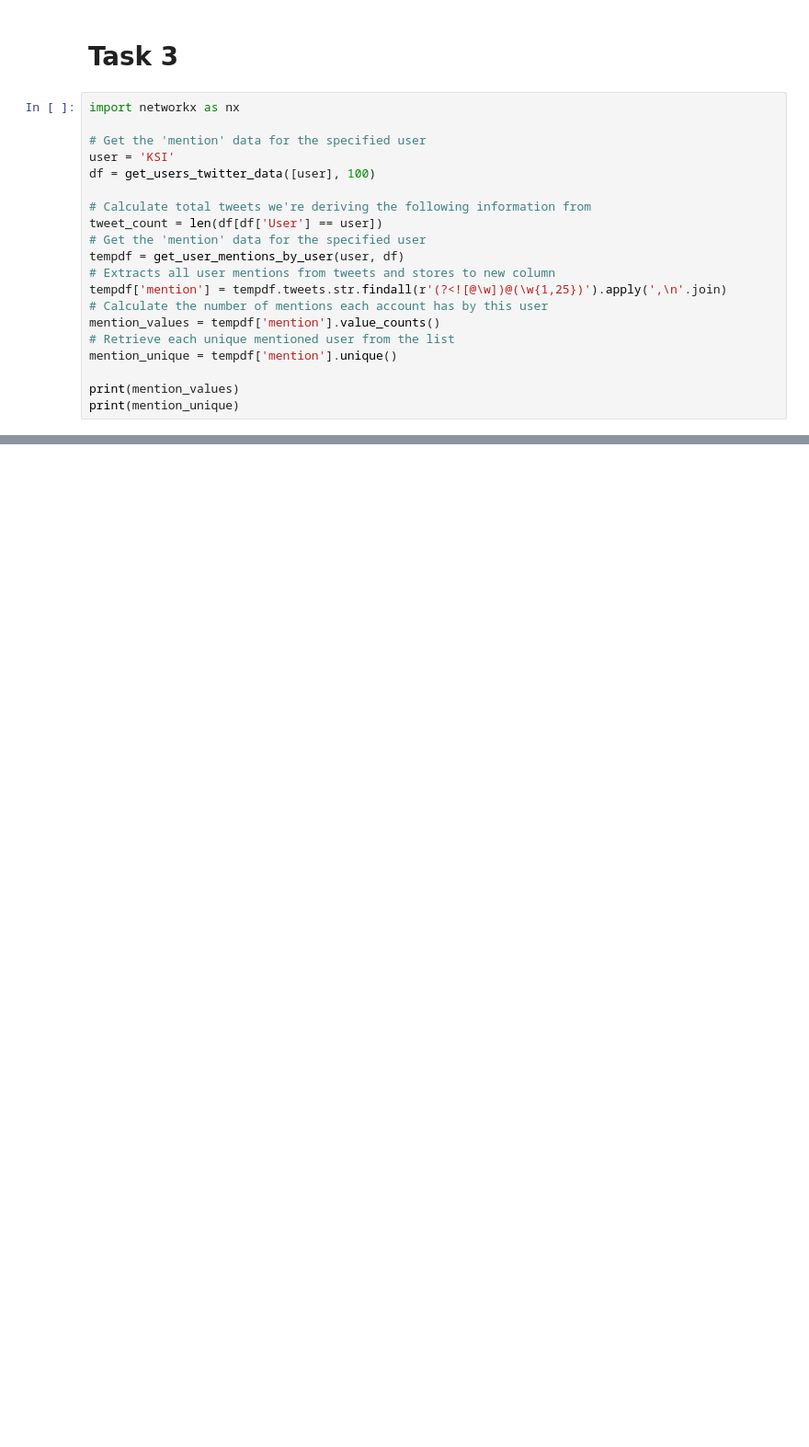
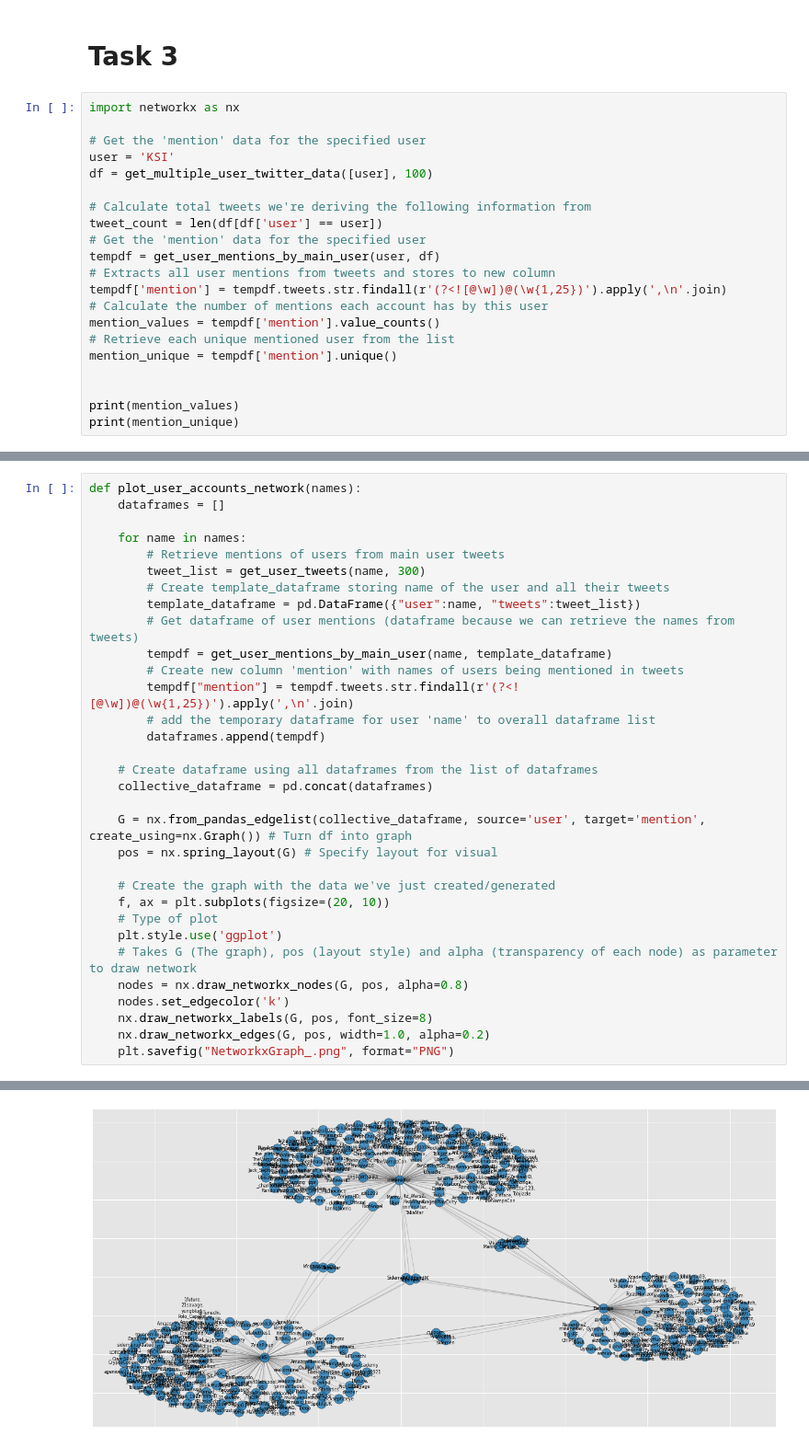
Before and after one commit to a-curious-coder/twitter-api-data-science, a Jupyter notebook: twitter_data_analysis.ipynb, the cells around one changed output, grey strips where cells are left out. Shown at 92% size. Drawn from its saved outputs; the diff is of its cells as text; blank space fills up the shorter version.

```diff
--- a/twitter_data_analysis.ipynb
+++ b/twitter_data_analysis.ipynb
@@ -463,12 +531,12 @@ import networkx as nx
 
 # Get the 'mention' data for the specified user
 user = 'KSI'
-df = get_users_twitter_data([user], 100)
+df = get_multiple_user_twitter_data([user], 100)
 
 # Calculate total tweets we're deriving the following information from
-tweet_count = len(df[df['User'] == user])
+tweet_count = len(df[df['user'] == user])
 # Get the 'mention' data for the specified user
-tempdf = get_user_mentions_by_user(user, df)
+tempdf = get_user_mentions_by_main_user(user, df)
 # Extracts all user mentions from tweets and stores to new column
 tempdf['mention'] = tempdf.tweets.str.findall(r'(?<![@\w])@(\w{1,25})').apply(',\n'.join)
 # Calculate the number of mentions each account has by this user
@@ -476,6 +544,7 @@ mention_values = tempdf['mention'].value_counts()
 # Retrieve each unique mentioned user from the list
 mention_unique = tempdf['mention'].unique()
 
+
 print(mention_values)
 print(mention_unique)
 # %% [output]
@@ -606,0 +599,33 @@ FileNotFoundError: [Errno 2] No such file or directory: 'eddiehallWSM_account.tx
+# %%
+def plot_user_accounts_network(names):
+    dataframes = []
+
+    for name in names:
+        # Retrieve mentions of users from main user tweets
+        tweet_list = get_user_tweets(name, 300)
+        # Create template_dataframe storing name of the user and all their tweets
+        template_dataframe = pd.DataFrame({"user":name, "tweets":tweet_list})
+        # Get dataframe of user mentions (dataframe because we can retrieve the names from tweets)
+        tempdf = get_user_mentions_by_main_user(name, template_dataframe)
+        # Create new column 'mention' with names of users being mentioned in tweets
+        tempdf["mention"] = tempdf.tweets.str.findall(r'(?<![@\w])@(\w{1,25})').apply(',\n'.join)
+        # add the temporary dataframe for user 'name' to overall dataframe list
+        dataframes.append(tempdf)
+
+    # Create dataframe using all dataframes from the list of dataframes
+    collective_dataframe = pd.concat(dataframes)
+
+    G = nx.from_pandas_edgelist(collective_dataframe, source='user', target='mention', create_using=nx.Graph()) # Turn df into graph
+    pos = nx.spring_layout(G) # Specify layout for visual
+
+    # Create the graph with the data we've just created/generated
+    f, ax = plt.subplots(figsize=(20, 10))
+    # Type of plot
+    plt.style.use('ggplot')
+    # Takes G (The graph), pos (layout style) and alpha (transparency of each node) as parameter to draw network
+    nodes = nx.draw_networkx_nodes(G, pos, alpha=0.8)
+    nodes.set_edgecolor('k')
+    nx.draw_networkx_labels(G, pos, font_size=8)
+    nx.draw_networkx_edges(G, pos, width=1.0, alpha=0.2)
+    plt.savefig("NetworkxGraph_.png", format="PNG")
+# %% [output]
@@ -606,0 +674 @@ FileNotFoundError: [Errno 2] No such file or directory: 'eddiehallWSM_account.tx
+[figure, added]
```
Also changed, not shown: parts of 13 cells of this notebook, 4 other files.
